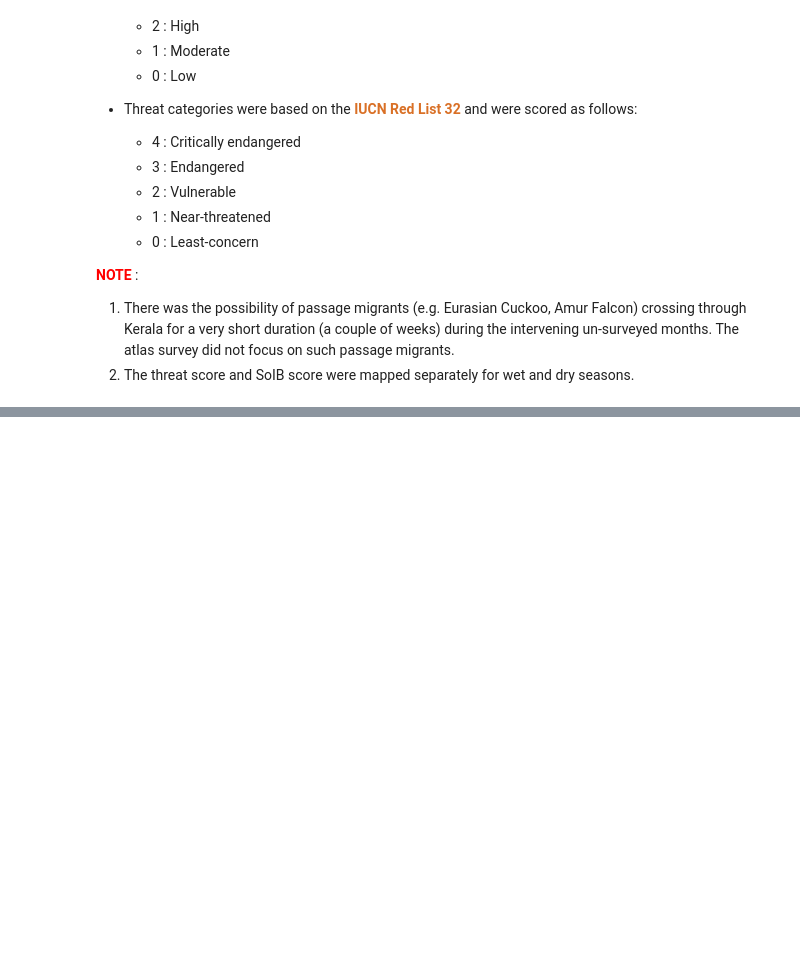
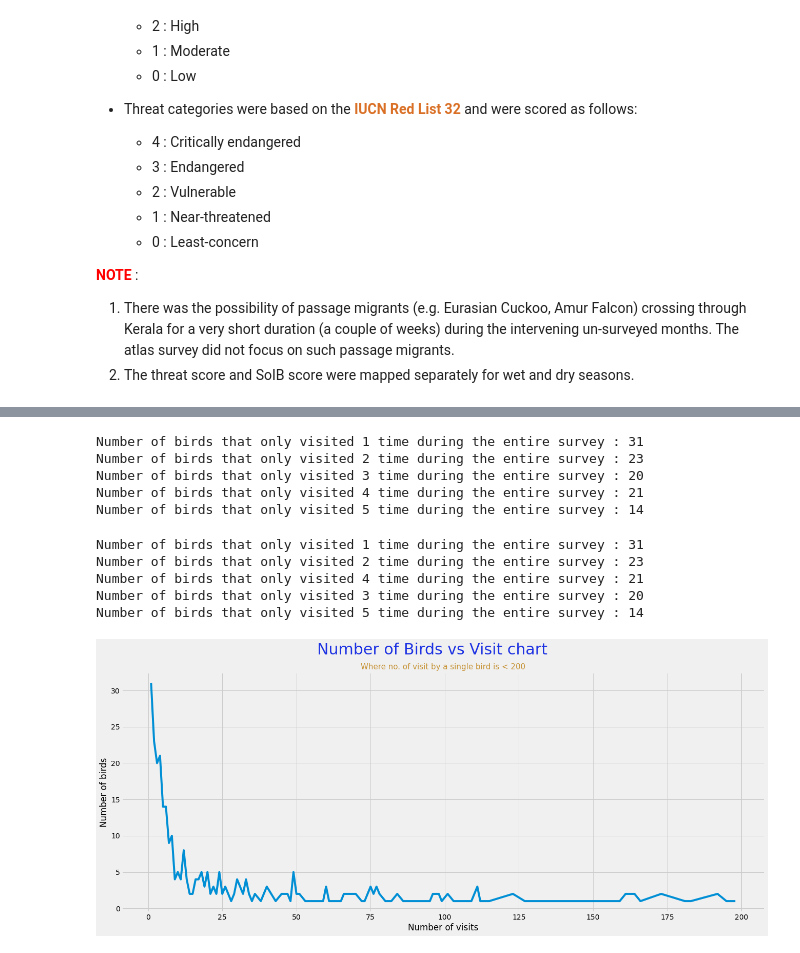
Before and after one commit to jishnukoliyadan/Kerala_Bird_Atlas, a Jupyter notebook: Kerala_Bird_Atlas.ipynb, the cells around one changed output, grey strips where cells are left out. Drawn from its saved outputs; the diff is of its cells as text; code cells hidden in the pictures; blank space fills up the shorter version.

Commit message:
Expored on bird count on different levels

```diff
--- a/Kerala_Bird_Atlas.ipynb
+++ b/Kerala_Bird_Atlas.ipynb
@@ -107,0 +251,11 @@ Reference : [StackoverFlow](https://stackoverflow.com/a/53956614), [GitHub](http
+# %%
+missing_val_columns = ['Sub_cell', 'Cell_ID', 'List_ID']
+
+for column in missing_val_columns:
+    missing_count = kba_data_df[column].isnull().sum()
+    per_value = missing_count * 100 / kba_data_df.shape[0]
+    print(f'{text_co.blue}{column}{text_co.reset} is having {text_co.red}{missing_count}{text_co.reset} missing values ie, {text_co.red}{per_value:.4f}%{text_co.reset} of total data')
+
+kba_data_df.drop(missing_val_columns, 1, inplace = True)
+
+print(f"\nShape of '{text_co.blue}kba_data_df{text_co.reset}' after dropping columns {text_co.blue}{kba_data_df.shape}")
@@ -107,0 +309,11 @@ Reference : [StackoverFlow](https://stackoverflow.com/a/53956614), [GitHub](http
+# %%
+print(f'Number of distinct birds observed : {text_co.blue}{kba_data_df.Common_Name.nunique()}\n')
+
+temp_df = pd.DataFrame(kba_data_df.Common_Name.value_counts())
+temp_df.insert(0, 'Bird_Name', temp_df.index)
+temp_df.index = np.arange(len(temp_df.index)) + 1
+temp_df.rename(columns={'Common_Name': 'Count'}, inplace=True)
+
+styles = [dict(selector='caption', props=[('text-align', 'center'), ('font-size', '160%'), ('color', '#135EA9'), ('background-color' , '#F6E7DB')])]
+
+temp_df.head(20).style.background_gradient(cmap = 'Blues').set_caption('Most visited 20 birds with visit count').set_table_styles(styles)
@@ -107,0 +340,38 @@ Reference : [StackoverFlow](https://stackoverflow.com/a/53956614), [GitHub](http
+# %%
+# https://www.lihaoyi.com/post/BuildyourownCommandLinewithANSIescapecodes.html
+
+no_visit_count = [] ; bird_count = []
+
+for i in temp_df.Count.value_counts(ascending=False).index:
+    no_visit_count.append(temp_df.Count.value_counts(ascending=False).loc[i])
+    bird_count.append(i)
+
+for i, j in sorted(list(zip(bird_count, no_visit_count)),key=lambda x: x[0])[:5]:
+    print(f'Number of birds that only visited {text_co.blue}{i}{text_co.reset} time during the entire survey {text_co.red}:{text_co.reset} {text_co.blue}{j}{text_co.reset}')
+# %% [output]
+Number of birds that only visited 1 time during the entire survey : 31
+Number of birds that only visited 2 time during the entire survey : 23
+Number of birds that only visited 3 time during the entire survey : 20
+Number of birds that only visited 4 time during the entire survey : 21
+Number of birds that only visited 5 time during the entire survey : 14
+# %%
+bird_visit_df = pd.DataFrame(temp_df.Count.value_counts(ascending=False)).reset_index().rename(columns = {'index' : 'No_of_visit', 'Count' : 'Bird_Count'}).sort_values('No_of_visit')
+
+for i in range(5):
+    print(f'Number of birds that only visited {text_co.blue}{bird_visit_df.loc[i][0]}{text_co.reset} time during the entire survey {text_co.red}:{text_co.reset} {text_co.blue}{bird_visit_df.loc[i][1]}{text_co.reset}')
+# %% [output]
+Number of birds that only visited 1 time during the entire survey : 31
+Number of birds that only visited 2 time during the entire survey : 23
+Number of birds that only visited 4 time during the entire survey : 21
+Number of birds that only visited 3 time during the entire survey : 20
+Number of birds that only visited 5 time during the entire survey : 14
+# %%
+plt.figure(figsize=(20,8))
+sns.lineplot(x = bird_visit_df[bird_visit_df.No_of_visit < 200].No_of_visit, y = bird_visit_df[bird_visit_df.No_of_visit < 200].Bird_Count)
+plt.suptitle('Number of Birds vs Visit chart', fontsize = 30, c = '#1D32E2')
+plt.title('Where no. of visit by a single bird is < 200', fontsize = 15, c = '#C79438')
+plt.xlabel('Number of visits')
+plt.ylabel('Number of birds')
+plt.show()
+# %% [output]
+[figure, added]
```
Also changed, not shown: parts of 22 cells of this notebook.
